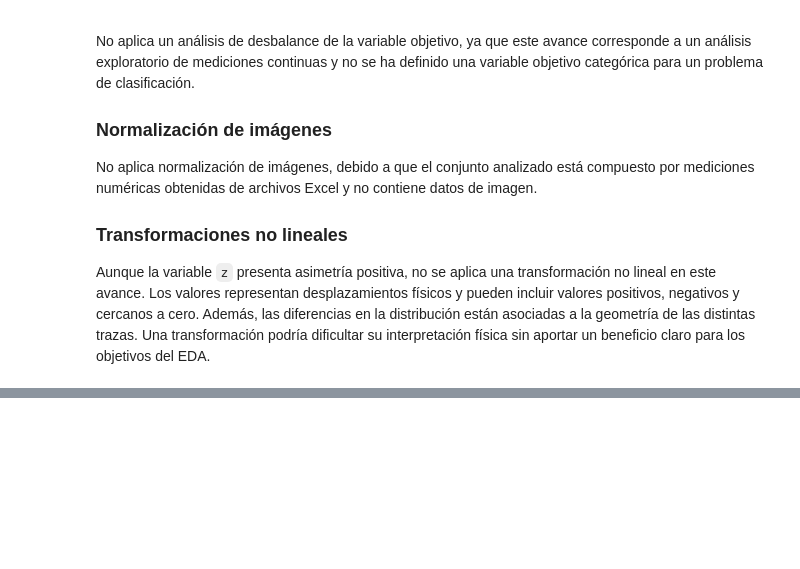
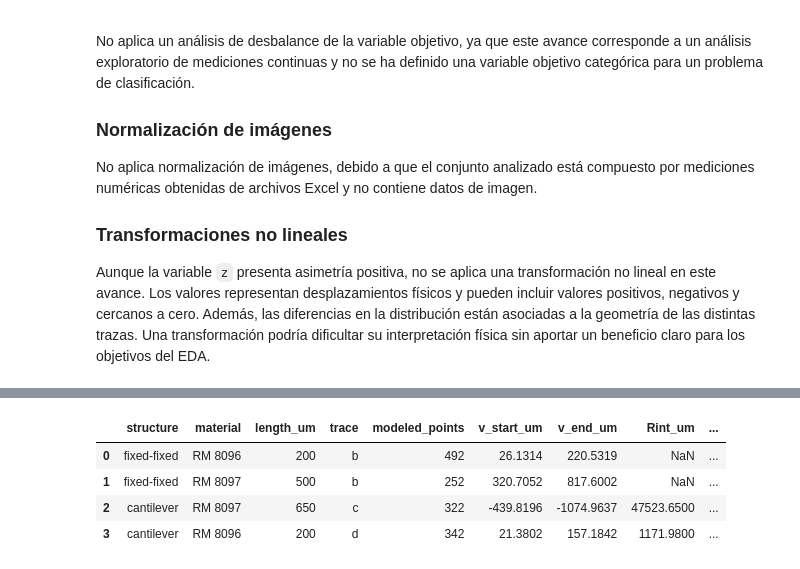
Before and after one commit to isabellaarangor/proyecto-integrador-team39-MNA, a Jupyter notebook: notebooks/EDA_Brazo2_NIST.ipynb, the cells around one changed output, grey strips where cells are left out. Saved outputs shown, nothing was run; the diff lists cells and outputs as text; code cells hidden in the pictures; blank space fills up the shorter version.

```diff
--- a/notebooks/EDA_Brazo2_NIST.ipynb
+++ b/notebooks/EDA_Brazo2_NIST.ipynb
@@ -1090,0 +1099,31 @@ del EDA.
+# %%
+from pinn_mems.nist.brazo2 import beam_profile, read_sheet_parameters, residual_by_zone, strain_gradient
+from pinn_mems.nist.ruido import noise_table
+
+beam_files = [f for f in excel_files if f.name.split(".Trace.")[1].split(".")[0] in {"b", "c", "d"}]
+profiles = {f.name: beam_profile(f) for f in beam_files}
+
+structures = []
+for f in beam_files:
+    profile = profiles[f.name]
+    params = read_sheet_parameters(f)
+    structures.append({
+        "structure": profile["structure"].iloc[0],
+        "material": profile["material"].iloc[0],
+        "length_um": profile["length_um"].iloc[0],
+        "trace": profile["trace"].iloc[0],
+        "modeled_points": len(profile),
+        "v_start_um": profile["v_um"].iloc[0],
+        "v_end_um": profile["v_um"].iloc[-1],
+        "Rint_um": params.get("Rint", np.nan),
+        "strain_gradient_1_per_m": strain_gradient(params["Rint"], params["s"]) if "Rint" in params else np.nan,
+    })
+
+structures = pd.DataFrame(structures)
+display(structures)
+# %% [output]
+|  | structure | material | length_um | trace | modeled_points | v_start_um | v_end_um | Rint_um | ... |
+| 0 | fixed-fixed | RM 8096 | 200 | b | 492 | 26.1314 | 220.5319 | NaN | ... |
+| 1 | fixed-fixed | RM 8097 | 500 | b | 252 | 320.7052 | 817.6002 | NaN | ... |
+| 2 | cantilever | RM 8097 | 650 | c | 322 | -439.8196 | -1074.9637 | 47523.6500 | ... |
+| 3 | cantilever | RM 8096 | 200 | d | 342 | 21.3802 | 157.1842 | 1171.9800 | ... |
```
Also changed, not shown: parts of 12 cells of this notebook, 4 other files.
